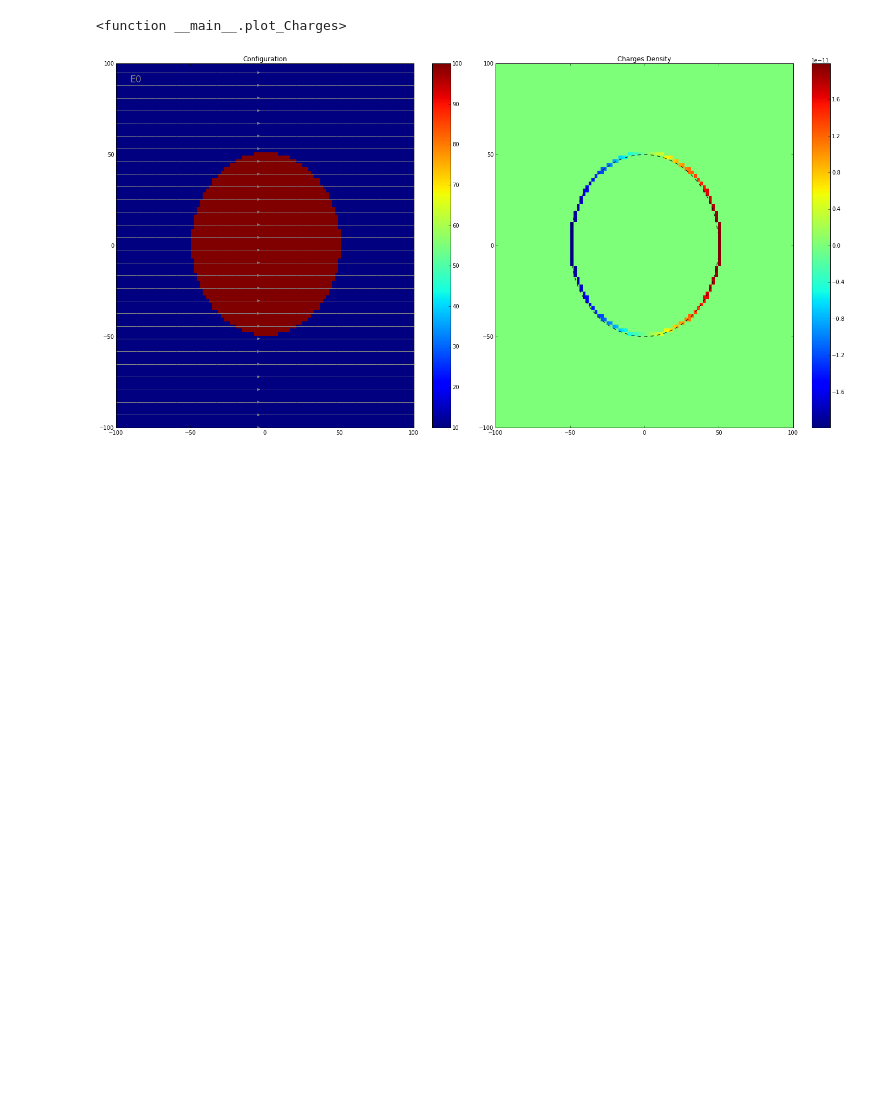
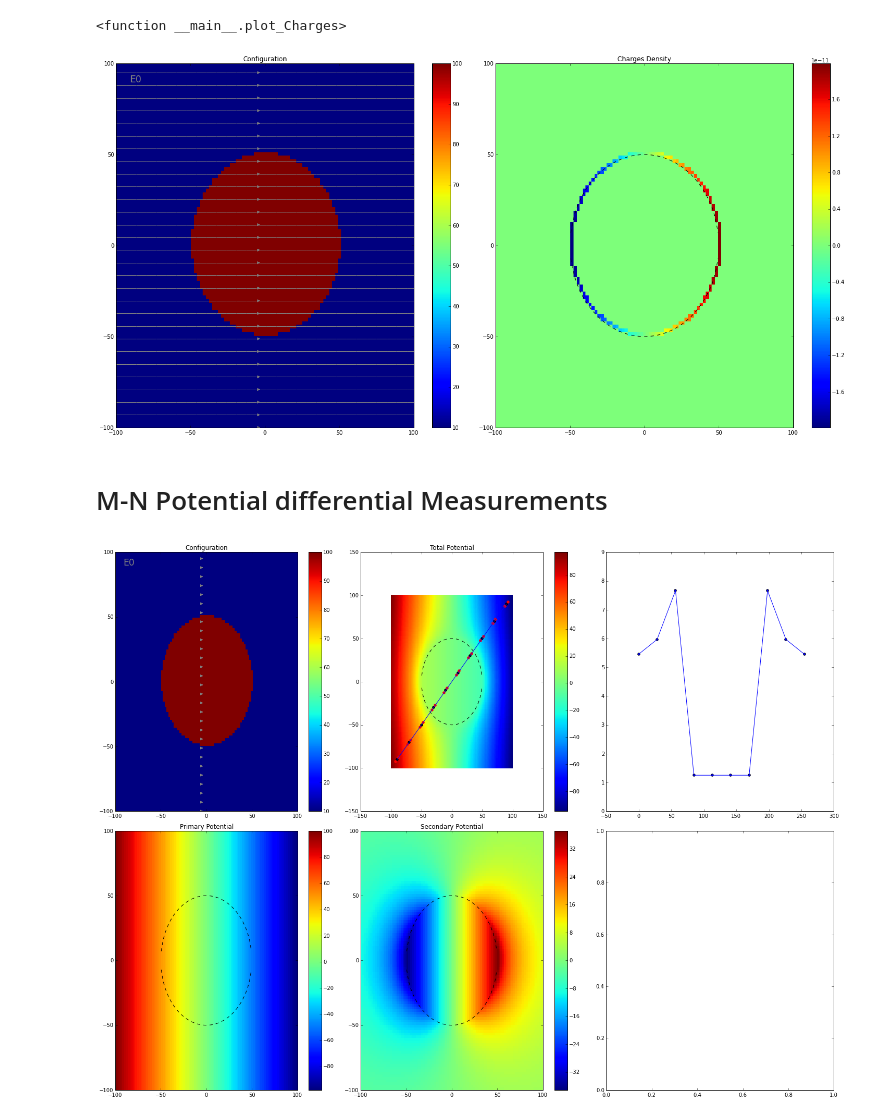
Before and after one commit to geoscixyz/em, a Jupyter notebook: examples/sphere/ElectrostaticSphere.ipynb, the cells around one changed output. Saved outputs shown, nothing was run; the diff lists cells and outputs as text; code cells hidden in the pictures; blank space fills up the shorter version.

```diff
--- a/examples/sphere/ElectrostaticSphere.ipynb
+++ b/examples/sphere/ElectrostaticSphere.ipynb
@@ -23,9 +23,11 @@ sig0 = 10.          # conductivity of the wholespace
 sig1 = 100.         # conductivity of the sphere
 R    = 50.          # radius of the sphere
 E0   = 1.           # inducing field strength
-xr = np.linspace(-2.*R, 2.*R, 100) # X-axis discretization
+n = 100             #level of discretisation
+xr = np.linspace(-2.*R, 2.*R, n) # X-axis discretization
 yr = xr.copy()      # Y-axis discretization
-dx=4.*R/100.        # mesh spacing
+dx = xr[1]-x[0]       # mesh spacing
+dy = yr[1]-y[0]       # mesh spacing
 zr = np.r_[0]          # identical to saying `zr = np.array([0])`
 XYZ = ndgrid(xr,yr,zr) # Space Definition
 # %%
@@ -475,3 +479,5 @@ interact(plot_Charges, R=R_slider, sig1=S1_slider,sig0=S0_slider, E0=E0_slider)
 # %% [output]
 <function __main__.plot_Charges>
 [figure]
+# %% [markdown]
+# M-N Potential differential Measurements
@@ -477,0 +520,69 @@ interact(plot_Charges, R=R_slider, sig1=S1_slider,sig0=S0_slider, E0=E0_slider)
+# %%
+Vt[ind0] = -E0*x[ind0]*(1.-sig_cur*R**3./r_cur[ind0]**3.) # total potential outside the sphere
+    Vt[ind1] = -E0*x[ind1]*3.*sig0/(sig1+2.*sig0)             # inside the sphere
+# %%
+# Interactive tool to visualise the primary, secondary and total potentials
+
+#R_slider  = FloatSlider(min=0., max =50., step=10.,value=50.)
+#S1_slider = FloatSlider(min=1., max =100., step=1.,value=100.)
+#S0_slider = FloatSlider(min=1., max =100., step=1.,value=10.)
+#E0_slider = FloatSlider(min=-10., max =10., step=1.,value=1.)
+
+start=[-90,-90]
+end=[90,90]
+nbmp=10
+mn=5
+
+def plot_PotentialDifferences(XYZ,sig0,sig1,R,E0,start,end,nbmp,mn):
+    Sigma    = get_Conductivity(XYZ,sig0,sig1,R)
+    Vt,Vp,Vs = get_Potential(XYZ,sig0,sig1,R,E0)
+    MP,EL,VdMP,VdMPn = MN_Potential_total(XYZ,sig0,sig1,R,E0,start,end,nbmp,mn)
+
+    Ep = np.zeros(shape=(len(Sigma),3))
+    Ep[:,0] = E0
+    #Vp = get_Primary_Potential(XYZ,sig0,sig1,R,E0)
+
+    xcirc = xr[np.abs(xr) <= R]
+
+    fig,ax = plt.subplots(2,3,figsize=(20,15))
+    ax=mkvc(ax)
+
+    ax[0].pcolor(xr,yr,Sigma.reshape(xr.size, yr.size))
+    ax[0].streamplot(xr,yr,Ep[:,0].reshape(xr.size,yr.size),Ep[:,1].reshape(xr.size,yr.size),color='gray')
+    #ax[0].plot(xcirc,np.sqrt(R**2-xcirc**2),'--k',xcirc,-np.sqrt(R**2-xcirc**2),'--k')
+    ax[0].set_title('Configuration')
+    ax[0].annotate('E0',(-90,90),xytext=(-90,90),fontsize='xx-large',color='gray')
+    ax[0].set_xlim([xr.min(),xr.max()])
+    ax[0].set_ylim([yr.min(),yr.max()])
+    plt.colorbar(ax[0].pcolor(xr,yr,Sigma.reshape(xr.size, yr.size)),ax=ax[0])
+
+
+    ax[1].pcolor(xr,yr,Vp.reshape(xr.size,yr.size))
+    ax[1].plot(xcirc,np.sqrt(R**2-xcirc**2),'--k',xcirc,-np.sqrt(R**2-xcirc**2),'--k')
+    ax[1].set_title('Primary Potential')
+    plt.colorbar(ax[1].pcolor(xr,yr,Vp.reshape(xr.size, yr.size)),ax=ax[1])
+
+    ax[2].pcolor(xr,yr,Vt.reshape(xr.size,yr.size))
+    plt.colorbar(ax[2].pcolor(xr,yr,Vt.reshape(xr.size, yr.size)),ax=ax[2])
+    ax[2].plot(xcirc,np.sqrt(R**2-xcirc**2),'--k',xcirc,-np.sqrt(R**2-xcirc**2),'--k')
+    ax[2].plot(MP[:,0],MP[:,1])
+    ax[2].set_title('Total Potential')
+    ax[2].scatter(MP[:,0],MP[:,1],color='black')
+    ax[2].scatter(EL[:,0],EL[:,1],color='red')
+
+
+    ax[3].pcolor(xr,yr,Vs.reshape(xr.size,yr.size))
+    ax[3].plot(xcirc,np.sqrt(R**2-xcirc**2),'--k',xcirc,-np.sqrt(R**2-xcirc**2),'--k')
+    ax[3].set_title('Secondary Potential')
+    plt.colorbar(ax[3].pcolor(xr,yr,Vs.reshape(xr.size, yr.size)),ax=ax[3])
+
+    ax[4].plot(np.sqrt((MP[0,0]-MP[:,0])**2+(MP[:,1]-MP[0,1])**2),VdMP)#,np.sqrt(MP[:,0]**2+MP[:,1]**2),VdMPn)
+    ax[4].scatter(np.sqrt((MP[0,0]-MP[:,0])**2+(MP[:,1]-MP[0,1])**2),VdMP)
+
+
+    plt.tight_layout()
+
+#interact(plot_PotentialDifferences, R=R_slider, sig1=S1_slider, sig0=S0_slider,E0=E0_slider)
+plot_PotentialDifferences(XYZ,sig0,sig1,R,E0,start,end,nbmp,mn)
+# %% [output]
+[figure, added]
```
Also changed, not shown: parts of 3 cells of this notebook.
